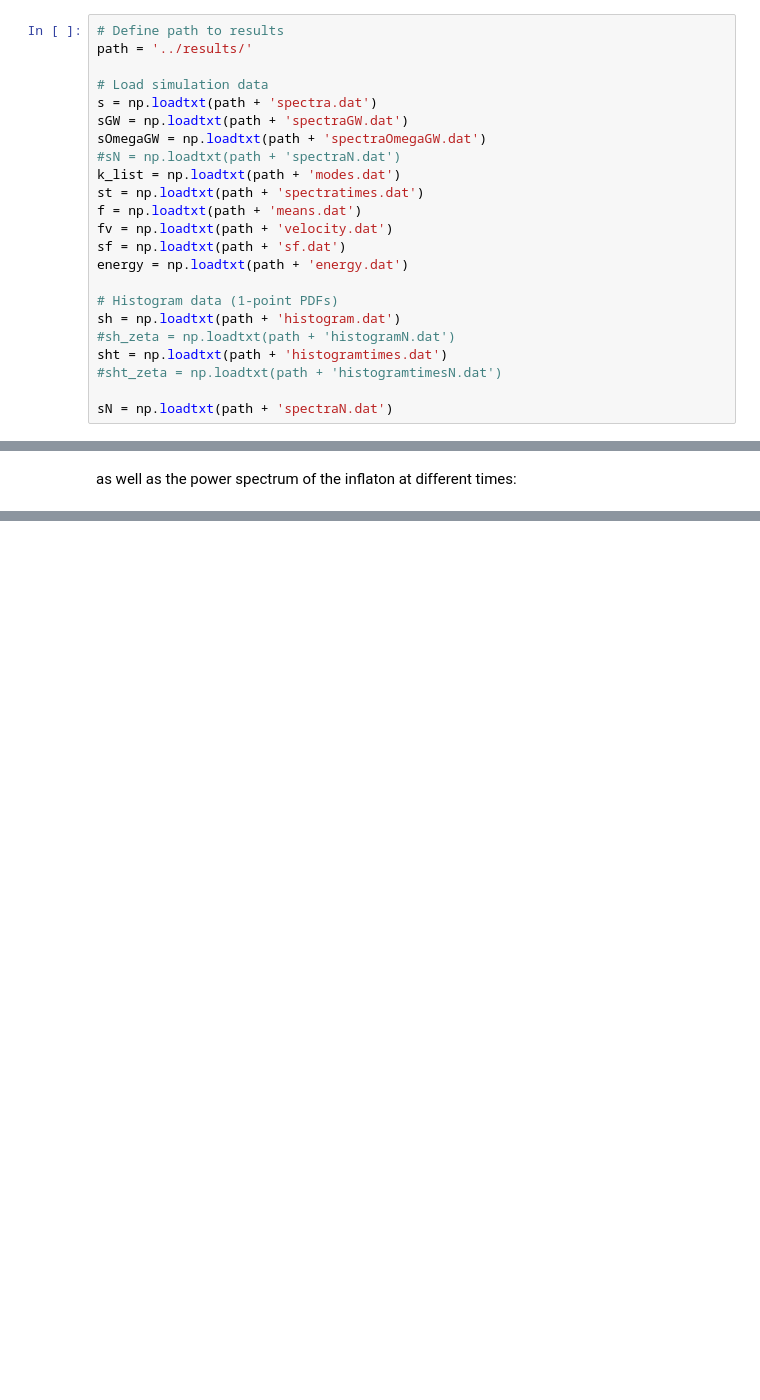
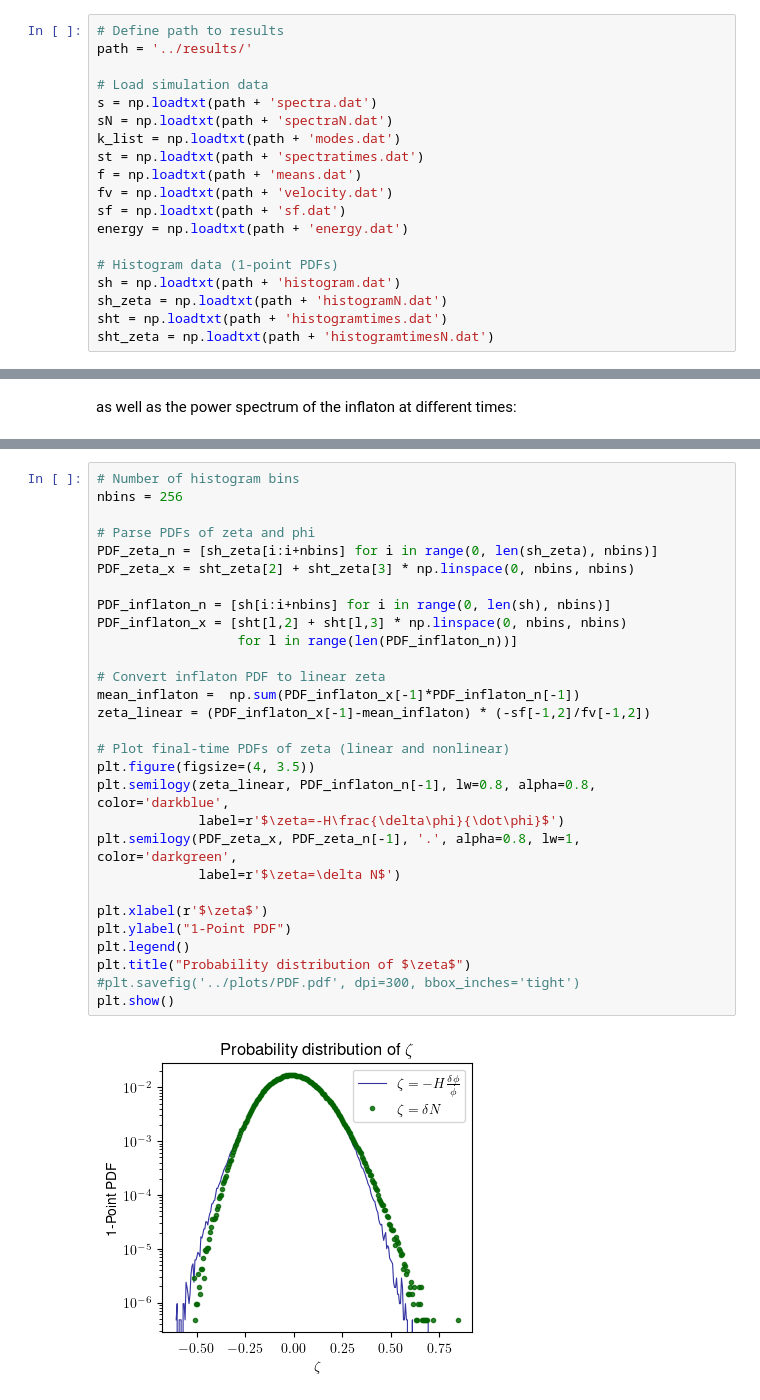
Before and after one commit to caravangelo/inflation-easy, a Jupyter notebook: notebooks/plot.ipynb, the cells around one changed output, grey strips where cells are left out. Drawn from its saved outputs; the diff is of its cells as text; blank space fills up the shorter version.

```diff
--- a/notebooks/plot.ipynb
+++ b/notebooks/plot.ipynb
@@ -29,9 +28,7 @@ path = '../results/'
 
 # Load simulation data
 s = np.loadtxt(path + 'spectra.dat')
-sGW = np.loadtxt(path + 'spectraGW.dat')
-sOmegaGW = np.loadtxt(path + 'spectraOmegaGW.dat')
-#sN = np.loadtxt(path + 'spectraN.dat')
+sN = np.loadtxt(path + 'spectraN.dat')
 k_list = np.loadtxt(path + 'modes.dat')
 st = np.loadtxt(path + 'spectratimes.dat')
 f = np.loadtxt(path + 'means.dat')
@@ -41,11 +38,9 @@ energy = np.loadtxt(path + 'energy.dat')
 
 # Histogram data (1-point PDFs)
 sh = np.loadtxt(path + 'histogram.dat')
-#sh_zeta = np.loadtxt(path + 'histogramN.dat')
+sh_zeta = np.loadtxt(path + 'histogramN.dat')
 sht = np.loadtxt(path + 'histogramtimes.dat')
-#sht_zeta = np.loadtxt(path + 'histogramtimesN.dat')
-
-sN = np.loadtxt(path + 'spectraN.dat')
+sht_zeta = np.loadtxt(path + 'histogramtimesN.dat')
 # %% [markdown]
 ## 3. Inflaton Mean and Velocity
 We analyze how the mean inflaton field $\langle\phi\rangle$ and its velocity $\langle\dot\phi\rangle$ evolve during the simulation.
@@ -185,0 +155,31 @@ plt.show()
+# %%
+# Number of histogram bins
+nbins = 256
+
+# Parse PDFs of zeta and phi
+PDF_zeta_n = [sh_zeta[i:i+nbins] for i in range(0, len(sh_zeta), nbins)]
+PDF_zeta_x = sht_zeta[2] + sht_zeta[3] * np.linspace(0, nbins, nbins)
+
+PDF_inflaton_n = [sh[i:i+nbins] for i in range(0, len(sh), nbins)]
+PDF_inflaton_x = [sht[l,2] + sht[l,3] * np.linspace(0, nbins, nbins)
+                  for l in range(len(PDF_inflaton_n))]
+
+# Convert inflaton PDF to linear zeta
+mean_inflaton =  np.sum(PDF_inflaton_x[-1]*PDF_inflaton_n[-1])
+zeta_linear = (PDF_inflaton_x[-1]-mean_inflaton) * (-sf[-1,2]/fv[-1,2])
+
+# Plot final-time PDFs of zeta (linear and nonlinear)
+plt.figure(figsize=(4, 3.5))
+plt.semilogy(zeta_linear, PDF_inflaton_n[-1], lw=0.8, alpha=0.8, color='darkblue',
+             label=r'$\zeta=-H\frac{\delta\phi}{\dot\phi}$')
+plt.semilogy(PDF_zeta_x, PDF_zeta_n[-1], '.', alpha=0.8, lw=1, color='darkgreen',
+             label=r'$\zeta=\delta N$')
+
+plt.xlabel(r'$\zeta$')
+plt.ylabel("1-Point PDF")
+plt.legend()
+plt.title("Probability distribution of $\zeta$")
+#plt.savefig('../plots/PDF.pdf', dpi=300, bbox_inches='tight')
+plt.show()
+# %% [output]
+[figure, added]
```
Also changed, not shown: parts of 30 cells of this notebook, 9 other files.
